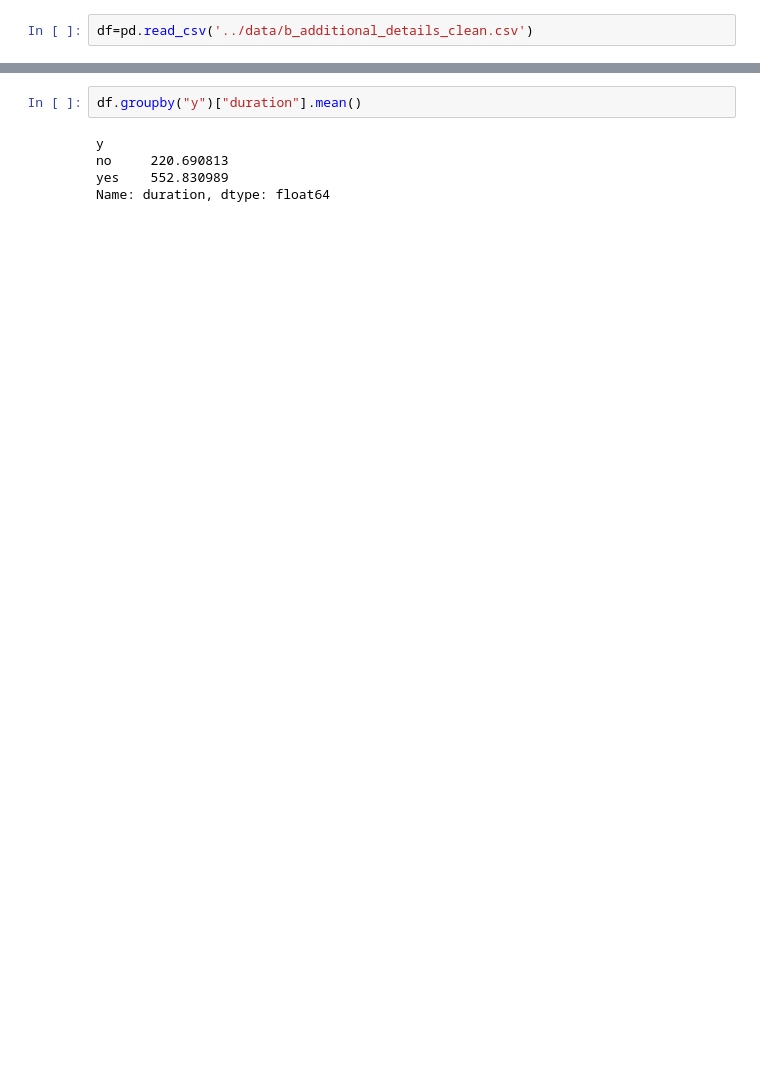
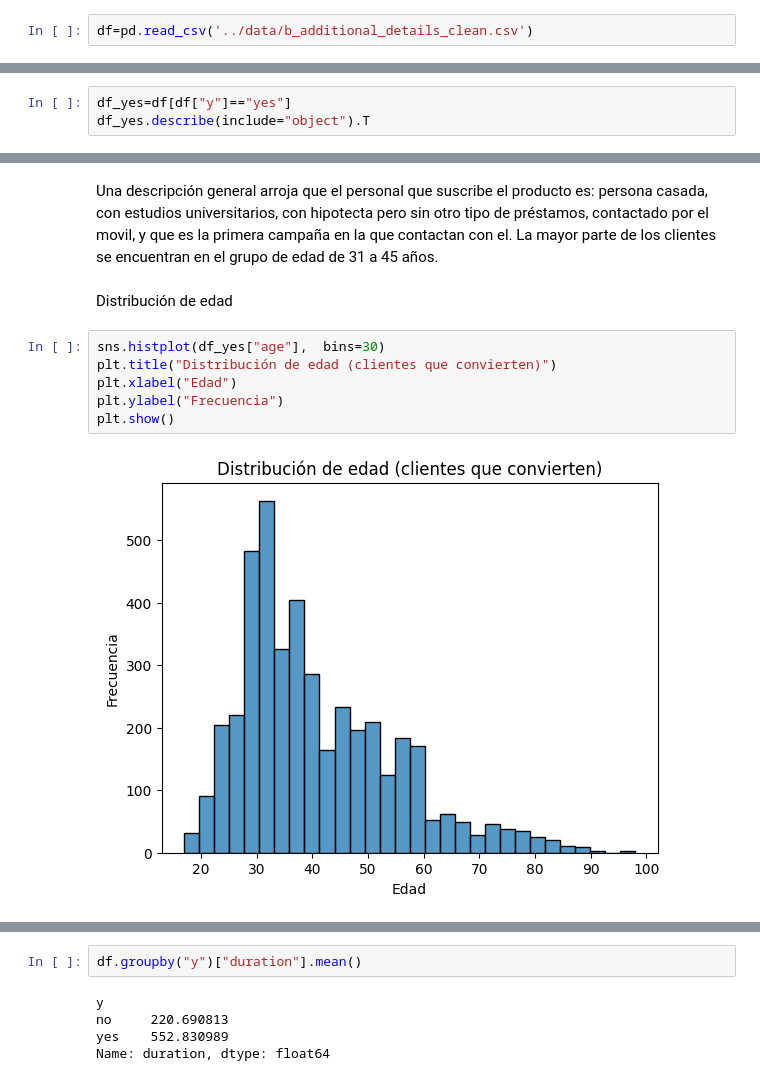
Before and after one commit to inaki1987/04.ProyectoEDA, a Jupyter notebook: notebooks/03.Analisis.ipynb, the cells around one changed output, grey strips where cells are left out. Cells and saved outputs as stored; diff of their text form; blank space fills up the shorter version.

```diff
--- a/notebooks/03.Analisis.ipynb
+++ b/notebooks/03.Analisis.ipynb
@@ -43,0 +77,3 @@ df.groupby("y")["duration"].mean()
+# %%
+df_yes=df[df["y"]=="yes"]
+df_yes.describe(include="object").T
@@ -43,0 +95,12 @@ df.groupby("y")["duration"].mean()
+# %% [markdown]
+Una descripción general arroja que el personal que suscribe el producto es: persona casada, con estudios universitarios, con hipotecta pero sin otro tipo de préstamos, contactado por el movil, y que es la primera campaña en la que contactan con el. La mayor parte de los clientes se encuentran en el grupo de edad de 31 a 45 años.
+# %% [markdown]
+Distribución de edad
+# %%
+sns.histplot(df_yes["age"],  bins=30)
+plt.title("Distribución de edad (clientes que convierten)")
+plt.xlabel("Edad")
+plt.ylabel("Frecuencia")
+plt.show()
+# %% [output]
+[figure, added]
```
Also changed, not shown: parts of 35 cells of this notebook.
